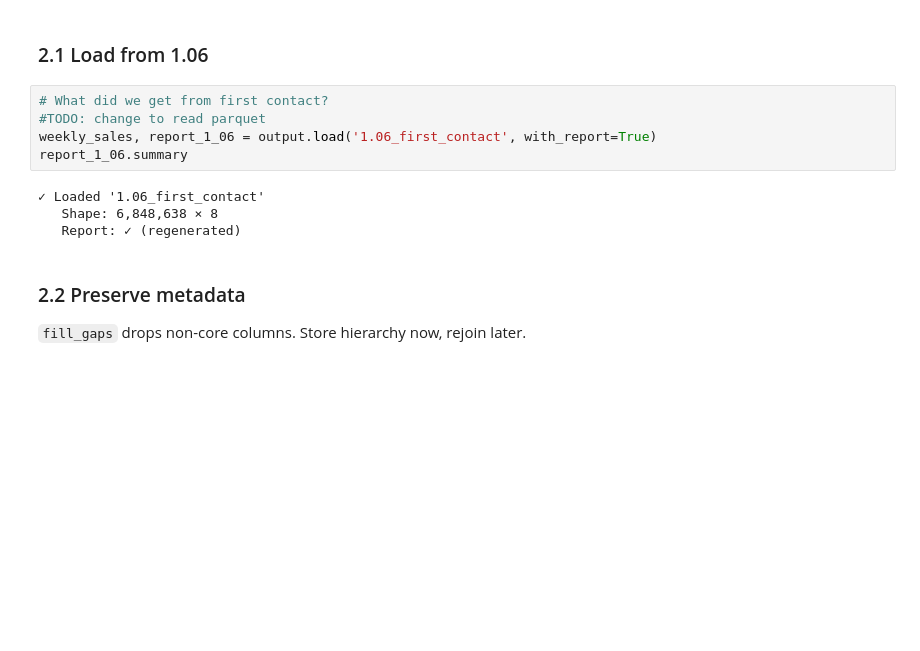
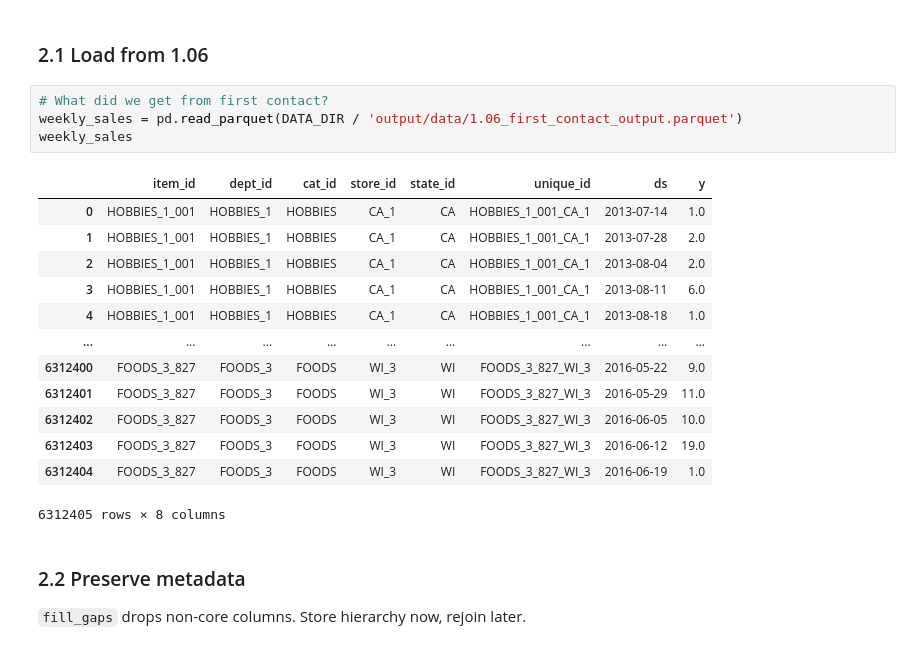
Before and after one commit to forecastacademy/real-world-forecasting-foundations, a Jupyter notebook: notebooks/module_01_foundations/1.08_data_preparation.ipynb, the cells around one changed output. Saved outputs shown, nothing was run; the diff lists cells and outputs as text; blank space fills up the shorter version.

Commit message:
update 1.08 data prep

```diff
--- a/notebooks/module_01_foundations/1.08_data_preparation.ipynb
+++ b/notebooks/module_01_foundations/1.08_data_preparation.ipynb
@@ -30,13 +35,22 @@ output = env.output
 ### 2.1 Load from 1.06
 # %%
 # What did we get from first contact?
-#TODO: change to read parquet
-weekly_sales, report_1_06 = output.load('1.06_first_contact', with_report=True)
-report_1_06.summary
+weekly_sales = pd.read_parquet(DATA_DIR / 'output/data/1.06_first_contact_output.parquet')
+weekly_sales
 # %% [output]
+|  | item_id | dept_id | cat_id | store_id | state_id | unique_id | ds | y |
+| 0 | HOBBIES_1_001 | HOBBIES_1 | HOBBIES | CA_1 | CA | HOBBIES_1_001_CA_1 | 2013-07-14 | 1.0 |
+| 1 | HOBBIES_1_001 | HOBBIES_1 | HOBBIES | CA_1 | CA | HOBBIES_1_001_CA_1 | 2013-07-28 | 2.0 |
+| 2 | HOBBIES_1_001 | HOBBIES_1 | HOBBIES | CA_1 | CA | HOBBIES_1_001_CA_1 | 2013-08-04 | 2.0 |
+| 3 | HOBBIES_1_001 | HOBBIES_1 | HOBBIES | CA_1 | CA | HOBBIES_1_001_CA_1 | 2013-08-11 | 6.0 |
+| 4 | HOBBIES_1_001 | HOBBIES_1 | HOBBIES | CA_1 | CA | HOBBIES_1_001_CA_1 | 2013-08-18 | 1.0 |
+| ... | ... | ... | ... | ... | ... | ... | ... | ... |
+| 6312400 | FOODS_3_827 | FOODS_3 | FOODS | WI_3 | WI | FOODS_3_827_WI_3 | 2016-05-22 | 9.0 |
+| 6312401 | FOODS_3_827 | FOODS_3 | FOODS | WI_3 | WI | FOODS_3_827_WI_3 | 2016-05-29 | 11.0 |
+| 6312402 | FOODS_3_827 | FOODS_3 | FOODS | WI_3 | WI | FOODS_3_827_WI_3 | 2016-06-05 | 10.0 |
+| 6312403 | FOODS_3_827 | FOODS_3 | FOODS | WI_3 | WI | FOODS_3_827_WI_3 | 2016-06-12 | 19.0 |
+| 6312404 | FOODS_3_827 | FOODS_3 | FOODS | WI_3 | WI | FOODS_3_827_WI_3 | 2016-06-19 | 1.0 |
-✓ Loaded '1.06_first_contact'
-   Shape: 6,848,638 × 8
-   Report: ✓ (regenerated)
+6312405 rows × 8 columns
 # %% [markdown]
 ### 2.2 Preserve metadata
 
```
Also changed, not shown: parts of 17 cells of this notebook.
